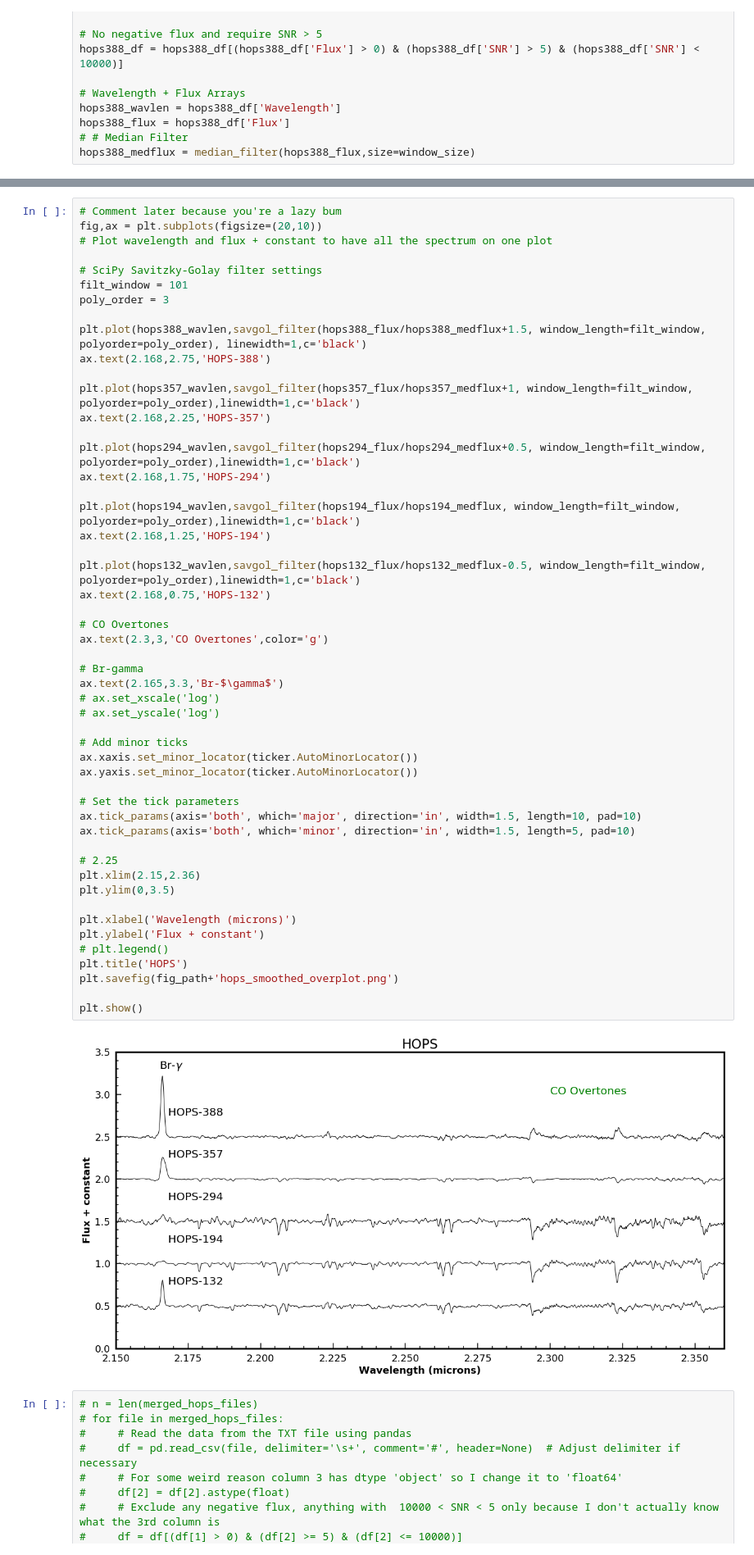
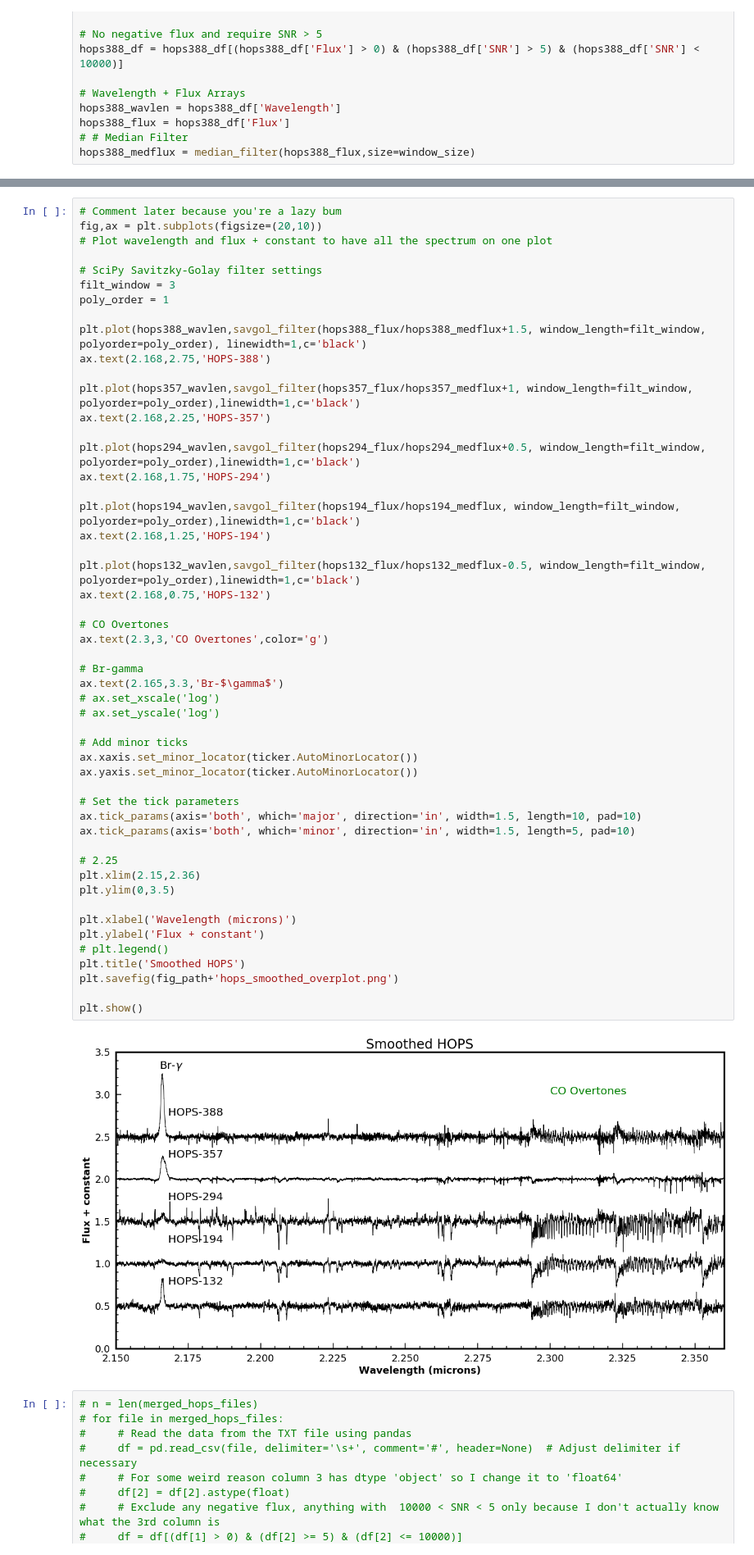
Before and after one commit to SavOliveira/IGRINS-Spectra, a Jupyter notebook: merged_hops_igrins.ipynb, the cells around one changed output, grey strips where cells are left out. Shown at 82% size. Cells and saved outputs as stored; diff of their text form.

```diff
--- a/merged_hops_igrins.ipynb
+++ b/merged_hops_igrins.ipynb
@@ -183,8 +233,8 @@ fig,ax = plt.subplots(figsize=(20,10))
 # Plot wavelength and flux + constant to have all the spectrum on one plot
 
 # SciPy Savitzky-Golay filter settings
-filt_window = 101
-poly_order = 3
+filt_window = 3
+poly_order = 1
 
 plt.plot(hops388_wavlen,savgol_filter(hops388_flux/hops388_medflux+1.5, window_length=filt_window, polyorder=poly_order), linewidth=1,c='black')
 ax.text(2.168,2.75,'HOPS-388')
@@ -201,35 +251,35 @@ ax.text(2.168,1.25,'HOPS-194')
 plt.plot(hops132_wavlen,savgol_filter(hops132_flux/hops132_medflux-0.5, window_length=filt_window, polyorder=poly_order),linewidth=1,c='black')
 ax.text(2.168,0.75,'HOPS-132')
 
 # CO Overtones
 ax.text(2.3,3,'CO Overtones',color='g')
 
 # Br-gamma
 ax.text(2.165,3.3,'Br-$\gamma$')
 # ax.set_xscale('log')
 # ax.set_yscale('log')
 
 # Add minor ticks
 ax.xaxis.set_minor_locator(ticker.AutoMinorLocator())
 ax.yaxis.set_minor_locator(ticker.AutoMinorLocator())
 
 # Set the tick parameters
 ax.tick_params(axis='both', which='major', direction='in', width=1.5, length=10, pad=10)
 ax.tick_params(axis='both', which='minor', direction='in', width=1.5, length=5, pad=10)
 
 # 2.25
 plt.xlim(2.15,2.36)
 plt.ylim(0,3.5)
 
 plt.xlabel('Wavelength (microns)')
 plt.ylabel('Flux + constant')
 # plt.legend()
-plt.title('HOPS')
+plt.title('Smoothed HOPS')
 plt.savefig(fig_path+'hops_smoothed_overplot.png')
 
 plt.show()
 # %% [output]
-[figure, old version]
+[figure, new version]
 # %%
 # n = len(merged_hops_files)
 # for file in merged_hops_files:
```
Also changed, not shown: parts of 2 cells of this notebook, 17 other files.
